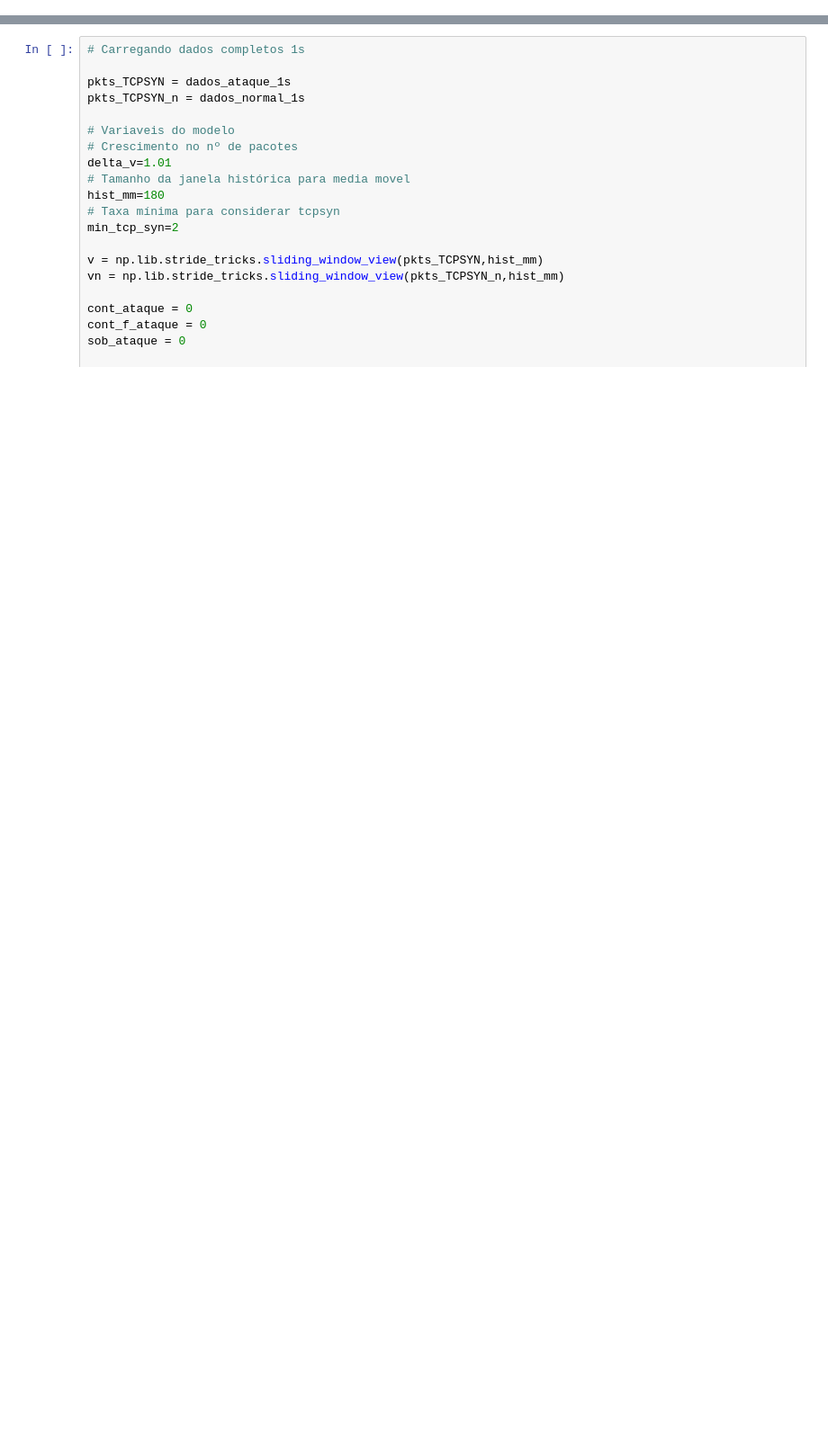
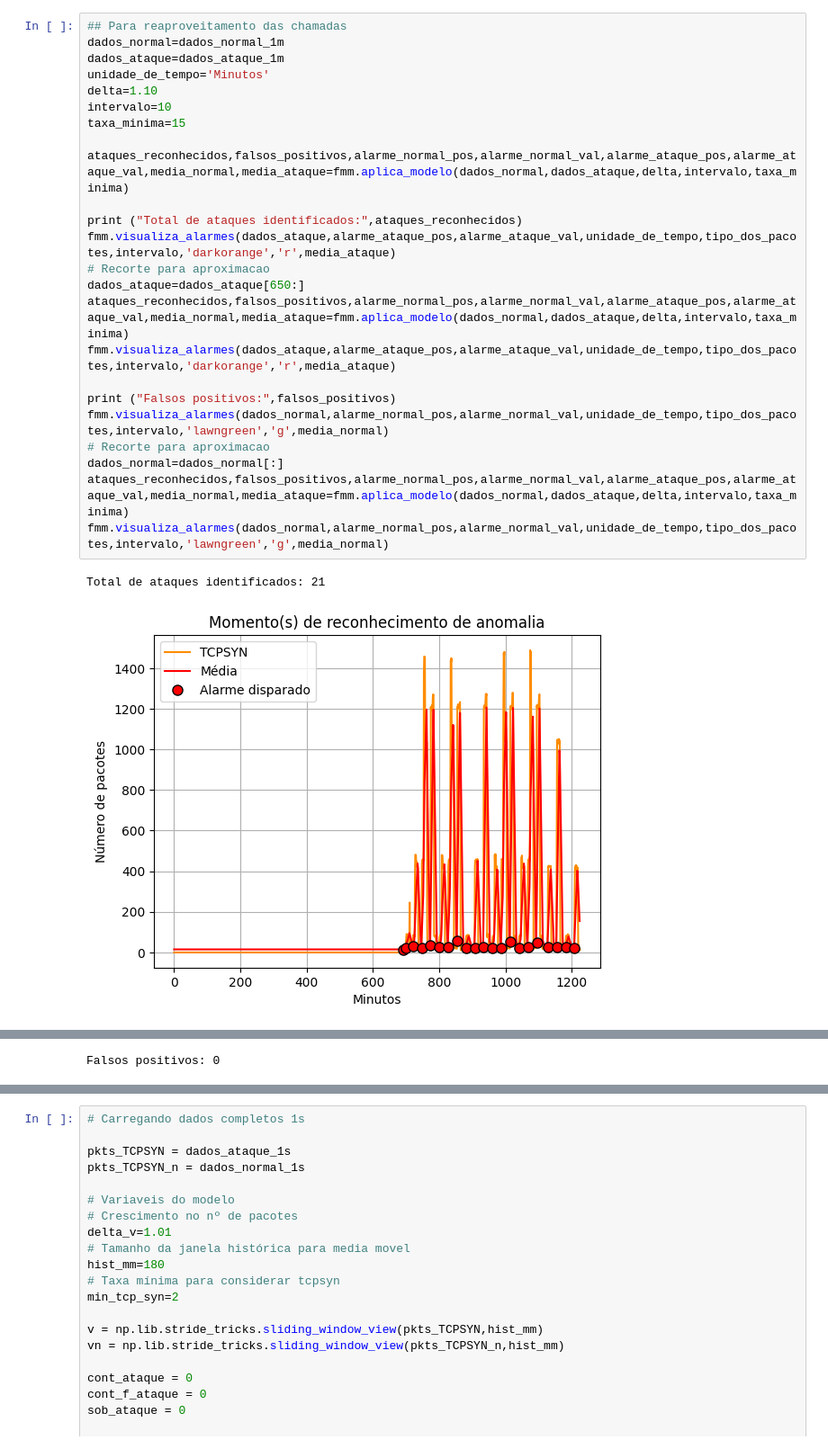
Before and after one commit to hflautert/AnomalyDetection, a Jupyter notebook: AnomaliaTCPSYN.ipynb, the cells around one changed output, grey strips where cells are left out. Shown at 90% size. Cells and saved outputs as stored; diff of their text form; blank space fills up the shorter version.

```diff
--- a/AnomaliaTCPSYN.ipynb
+++ b/AnomaliaTCPSYN.ipynb
@@ -256,0 +65,27 @@ Falsos positivos: 0
+# %%
+## Para reaproveitamento das chamadas
+dados_normal=dados_normal_1m
+dados_ataque=dados_ataque_1m
+unidade_de_tempo='Minutos'
+delta=1.10
+intervalo=10
+taxa_minima=15
+
+ataques_reconhecidos,falsos_positivos,alarme_normal_pos,alarme_normal_val,alarme_ataque_pos,alarme_ataque_val,media_normal,media_ataque=fmm.aplica_modelo(dados_normal,dados_ataque,delta,intervalo,taxa_minima)
+
+print ("Total de ataques identificados:",ataques_reconhecidos)
+fmm.visualiza_alarmes(dados_ataque,alarme_ataque_pos,alarme_ataque_val,unidade_de_tempo,tipo_dos_pacotes,intervalo,'darkorange','r',media_ataque)
+# Recorte para aproximacao
+dados_ataque=dados_ataque[650:]
+ataques_reconhecidos,falsos_positivos,alarme_normal_pos,alarme_normal_val,alarme_ataque_pos,alarme_ataque_val,media_normal,media_ataque=fmm.aplica_modelo(dados_normal,dados_ataque,delta,intervalo,taxa_minima)
+fmm.visualiza_alarmes(dados_ataque,alarme_ataque_pos,alarme_ataque_val,unidade_de_tempo,tipo_dos_pacotes,intervalo,'darkorange','r',media_ataque)
+
+print ("Falsos positivos:",falsos_positivos)
+fmm.visualiza_alarmes(dados_normal,alarme_normal_pos,alarme_normal_val,unidade_de_tempo,tipo_dos_pacotes,intervalo,'lawngreen','g',media_normal)
+# Recorte para aproximacao
+dados_normal=dados_normal[:]
+ataques_reconhecidos,falsos_positivos,alarme_normal_pos,alarme_normal_val,alarme_ataque_pos,alarme_ataque_val,media_normal,media_ataque=fmm.aplica_modelo(dados_normal,dados_ataque,delta,intervalo,taxa_minima)
+fmm.visualiza_alarmes(dados_normal,alarme_normal_pos,alarme_normal_val,unidade_de_tempo,tipo_dos_pacotes,intervalo,'lawngreen','g',media_normal)
+# %% [output]
+Total de ataques identificados: 21
+[figure, added]
@@ -256,0 +93 @@ Falsos positivos: 0
+Falsos positivos: 0
```
Also changed, not shown: parts of 9 cells of this notebook.
